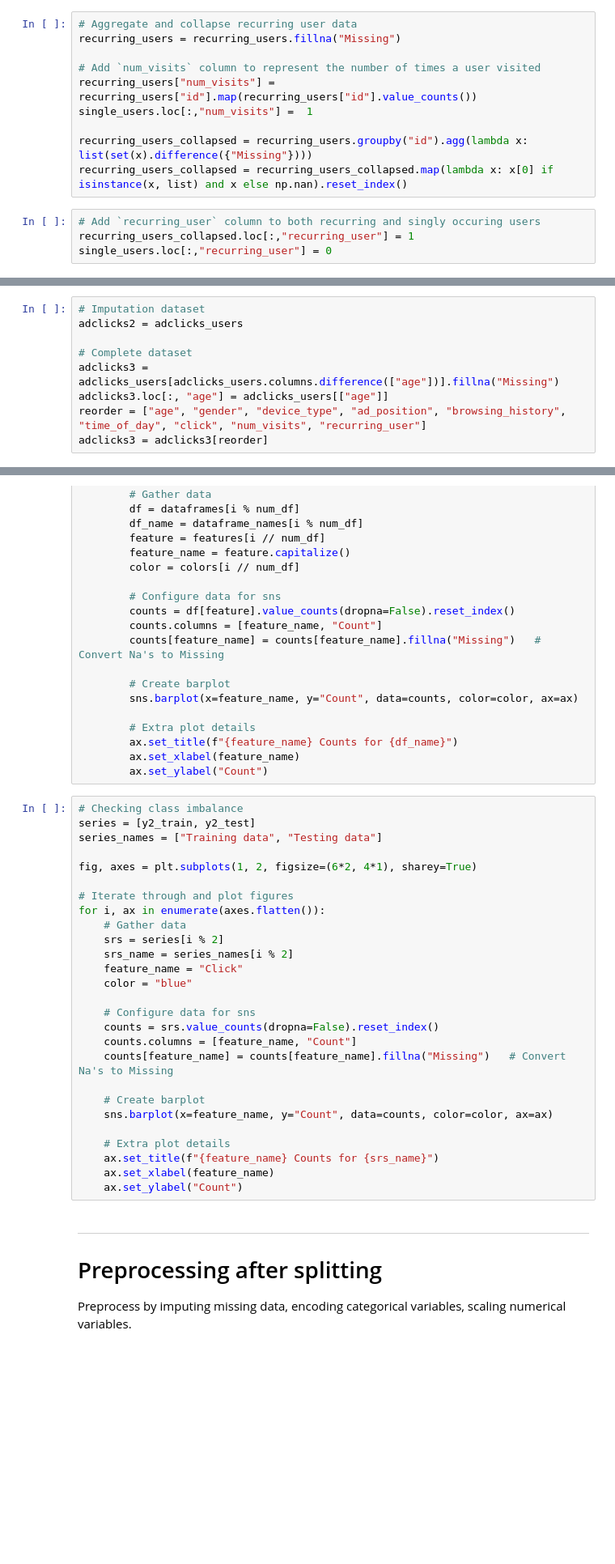
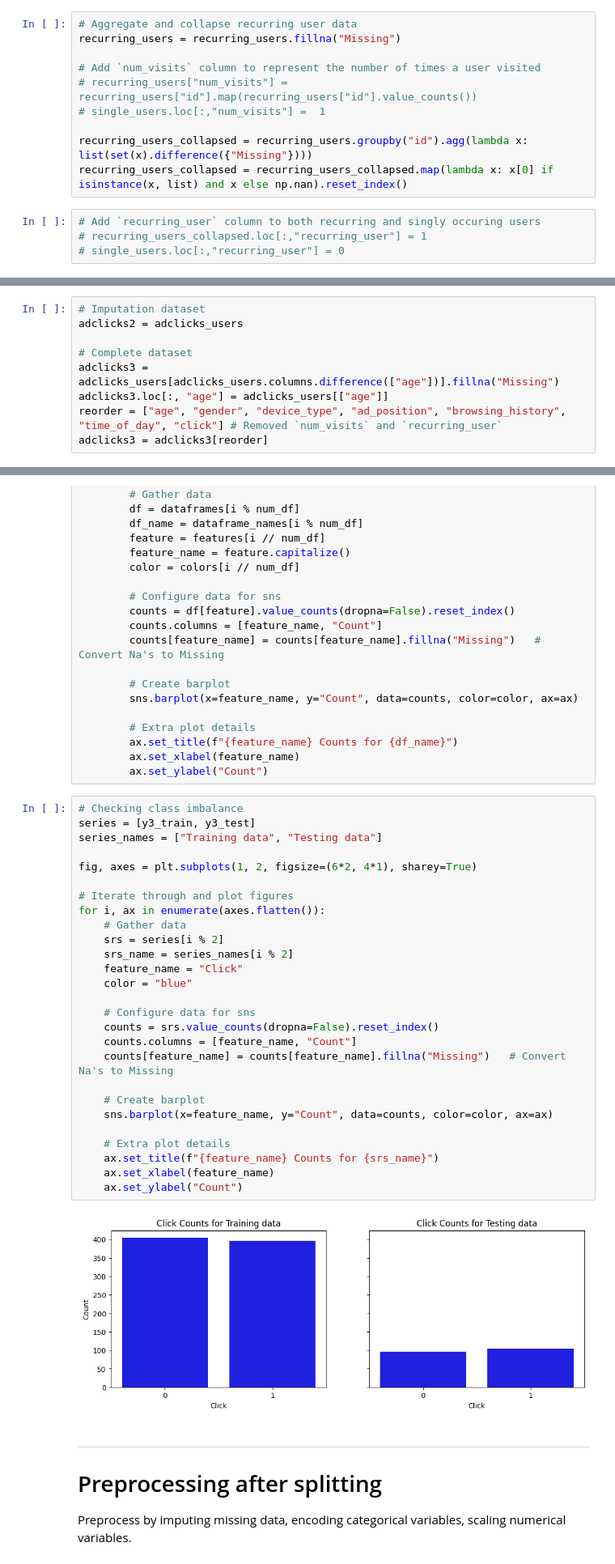
Before and after one commit to zabethe/ad-click-prediction, a Jupyter notebook: research.ipynb, the cells around one changed output, grey strips where cells are left out. Shown at 81% size. Saved outputs shown, nothing was run; the diff lists cells and outputs as text; blank space fills up the shorter version.

```diff
--- a/research.ipynb
+++ b/research.ipynb
@@ -307,15 +412,15 @@ Preprocess data by imputing and encoding in multiple ways for different types of
 recurring_users = recurring_users.fillna("Missing")
 
 # Add `num_visits` column to represent the number of times a user visited
-recurring_users["num_visits"] = recurring_users["id"].map(recurring_users["id"].value_counts())
-single_users.loc[:,"num_visits"] =  1
+# recurring_users["num_visits"] = recurring_users["id"].map(recurring_users["id"].value_counts())
+# single_users.loc[:,"num_visits"] =  1
 
 recurring_users_collapsed = recurring_users.groupby("id").agg(lambda x: list(set(x).difference({"Missing"})))
 recurring_users_collapsed = recurring_users_collapsed.map(lambda x: x[0] if isinstance(x, list) and x else np.nan).reset_index()
 # %%
 # Add `recurring_user` column to both recurring and singly occuring users
-recurring_users_collapsed.loc[:,"recurring_user"] = 1
-single_users.loc[:,"recurring_user"] = 0
+# recurring_users_collapsed.loc[:,"recurring_user"] = 1
+# single_users.loc[:,"recurring_user"] = 0
 # %%
 # Combine data
 adclicks_users = pd.concat([single_users, recurring_users_collapsed], ignore_index=True)
@@ -335,7 +440,7 @@ adclicks2 = adclicks_users
 # Complete dataset
 adclicks3 = adclicks_users[adclicks_users.columns.difference(["age"])].fillna("Missing")
 adclicks3.loc[:, "age"] = adclicks_users[["age"]]
-reorder = ["age", "gender", "device_type", "ad_position", "browsing_history", "time_of_day", "click", "num_visits", "recurring_user"]
+reorder = ["age", "gender", "device_type", "ad_position", "browsing_history", "time_of_day", "click"] # Removed `num_visits` and `recurring_user`
 adclicks3 = adclicks3[reorder]
 # %% [markdown]
 ***
@@ -409,31 +514,33 @@ def plot_barplots2(dataframes, dataframe_names, features, colors):
         ax.set_ylabel("Count")
 # %%
 # Checking class imbalance
-series = [y2_train, y2_test]
+series = [y3_train, y3_test]
 series_names = ["Training data", "Testing data"]
 
 fig, axes = plt.subplots(1, 2, figsize=(6*2, 4*1), sharey=True)
 
 # Iterate through and plot figures
 for i, ax in enumerate(axes.flatten()):
     # Gather data
     srs = series[i % 2]
     srs_name = series_names[i % 2]
     feature_name = "Click"
     color = "blue"
 
     # Configure data for sns
     counts = srs.value_counts(dropna=False).reset_index()
     counts.columns = [feature_name, "Count"]
     counts[feature_name] = counts[feature_name].fillna("Missing")   # Convert Na's to Missing
 
     # Create barplot
     sns.barplot(x=feature_name, y="Count", data=counts, color=color, ax=ax)
 
     # Extra plot details
     ax.set_title(f"{feature_name} Counts for {srs_name}")
     ax.set_xlabel(feature_name)
     ax.set_ylabel("Count")
+# %% [output]
+[figure, added]
 # %% [markdown]
 ***
 
```
Also changed, not shown: parts of 30 cells of this notebook.
